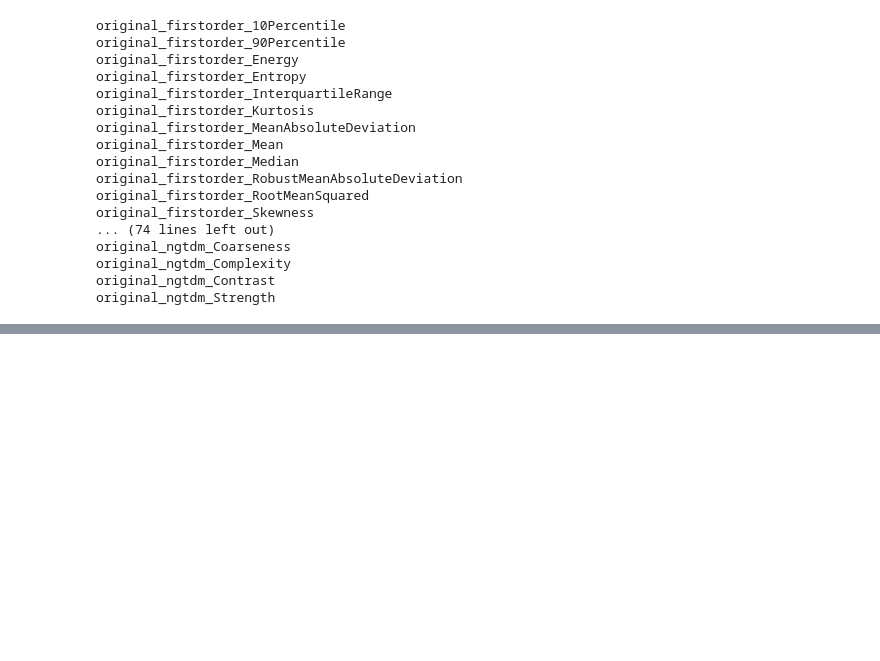
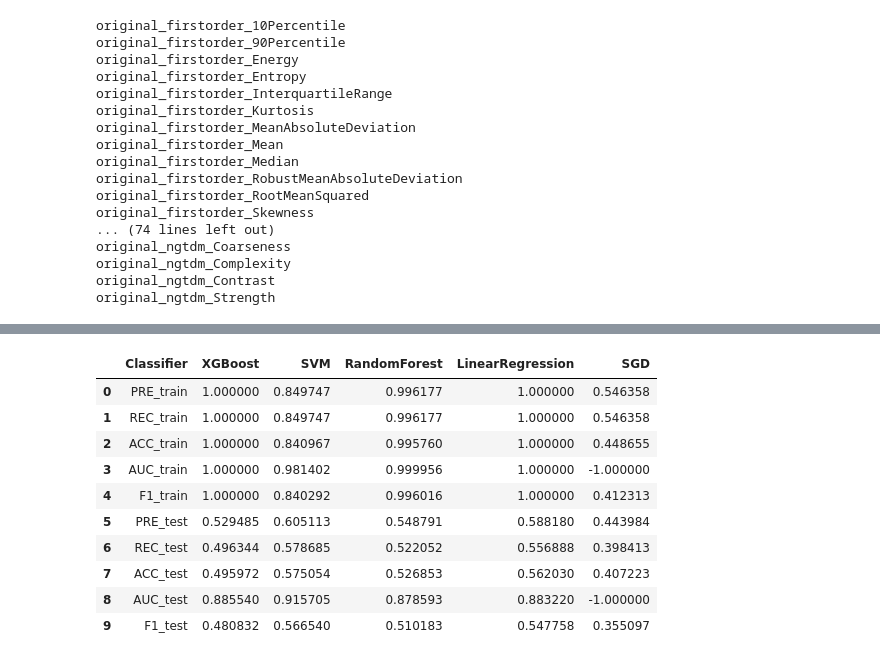
Before and after one commit to MahsaPaknezhad/RadiomicsTutorial, a Jupyter notebook: tree_bark_analysis.ipynb, the cells around one changed output, grey strips where cells are left out. Drawn from its saved outputs; the diff is of its cells as text; code cells hidden in the pictures; blank space fills up the shorter version.

```diff
--- a/tree_bark_analysis.ipynb
+++ b/tree_bark_analysis.ipynb
@@ -192,7 +206,7 @@ plt.title ( "Features from image");
 import pandas as pd
 
 # Declare csv filename from Pyradiomics (zscore scaled and merged)
-fname = f'pyradi_features_{half_crop_s}_{new_s}.csv'
+fname = f'pyradi_features_{crop_s}_{new_s}.csv'
 
 # Load data
 pyradi_data = pd.read_csv(fname)
@@ -200,8 +214,13 @@ pyradi_data.shape
 # %% [output]
 (393, 132)
 # %%
+# Define a style for the dataframe
+def make_pretty(styler):
+    styler.background_gradient(axis=None, cmap="viridis")
+    return styler
+
 # Show the radiomic feature columns
 pyradi_original = pyradi_data.iloc[:,25:]
-pyradi_original.head()
+pyradi_original.head().style.pipe(make_pretty)
 # %% [output]
 |  | original_shape_Elongation | original_shape_Flatness | original_shape_LeastAxisLength | original_shape_MajorAxisLength | ... |
@@ -246,0 +248,7 @@ pyradi_original_norm.head()
+# %%
+# Define a style for the dataframe
+def make_pretty(styler):
+    styler.background_gradient(axis=None, cmap="viridis")
+    return styler
+    # Show the values after normalization
+pyradi_original_norm.head().style.pipe(make_pretty)
@@ -352,14 +377,14 @@ def evaluate_model(model, df, calc_auc=False):
         f1_lrt.append(f1_lt)
 
     # Measure the average of the evaluation metrics for all the folds
-    avg_auc_lrt = 0
+    avg_auc_lrt = -1
     avg_pre_lrt = statistics.mean(pre_lrt)
     avg_rec_lrt = statistics.mean(pre_lrt)
     avg_acc_lrt = statistics.mean(acc_lrt)
     if calc_auc: avg_auc_lrt = statistics.mean(auc_lrt)
     avg_f1_lrt = statistics.mean(f1_lrt)
 
-    avg_auc_lr = 0
+    avg_auc_lr = -1
     avg_pre_lr = statistics.mean(pre_lr)
     avg_rec_lr = statistics.mean(rec_lr)
     avg_acc_lr = statistics.mean(acc_lr)
@@ -544,15 +569,34 @@ stats_sgd = list(stats_sgd)
 # %%
 from itertools import zip_longest
 import csv
 
 # Save the performance of all the evaluated models in a csv file
 names = ['PRE_train', 'REC_train', 'ACC_train', 'AUC_train', 'F1_train',
          'PRE_test', 'REC_test', 'ACC_test', 'AUC_test', 'F1_test']
 rows = [names, stats_xgb, stats_svc, stats_rf, stats_lr, stats_sgd]
 export_data = zip_longest(*rows, fillvalue = '')
 filename = f'./stats_crop_s_{half_crop_s}_new_s_{new_s}.csv'
 with open(filename, 'w', encoding="ISO-8859-1", newline='') as f:
       wr = csv.writer(f)
       wr.writerow(("Classifier", "XGBoost", "SVM", "RandomForest", "LinearRegression", "SGD"))
       wr.writerows(export_data)
 f.close()
+
+def make_pretty(styler):
+    styler.background_gradient(axis=None, vmin=0, vmax=1, cmap="viridis")
+    return styler
+
+df = pd.read_csv(filename)
+df.style.pipe(make_pretty)
+# %% [output]
+|  | Classifier | XGBoost | SVM | RandomForest | LinearRegression | SGD |
+| 0 | PRE_train | 1.000000 | 0.849747 | 0.996177 | 1.000000 | 0.546358 |
+| 1 | REC_train | 1.000000 | 0.849747 | 0.996177 | 1.000000 | 0.546358 |
+| 2 | ACC_train | 1.000000 | 0.840967 | 0.995760 | 1.000000 | 0.448655 |
+| 3 | AUC_train | 1.000000 | 0.981402 | 0.999956 | 1.000000 | -1.000000 |
+| 4 | F1_train | 1.000000 | 0.840292 | 0.996016 | 1.000000 | 0.412313 |
+| 5 | PRE_test | 0.529485 | 0.605113 | 0.548791 | 0.588180 | 0.443984 |
+| 6 | REC_test | 0.496344 | 0.578685 | 0.522052 | 0.556888 | 0.398413 |
+| 7 | ACC_test | 0.495972 | 0.575054 | 0.526853 | 0.562030 | 0.407223 |
+| 8 | AUC_test | 0.885540 | 0.915705 | 0.878593 | 0.883220 | -1.000000 |
+| 9 | F1_test | 0.480832 | 0.566540 | 0.510183 | 0.547758 | 0.355097 |
```
Also changed, not shown: parts of 16 cells of this notebook, 6 other files.
